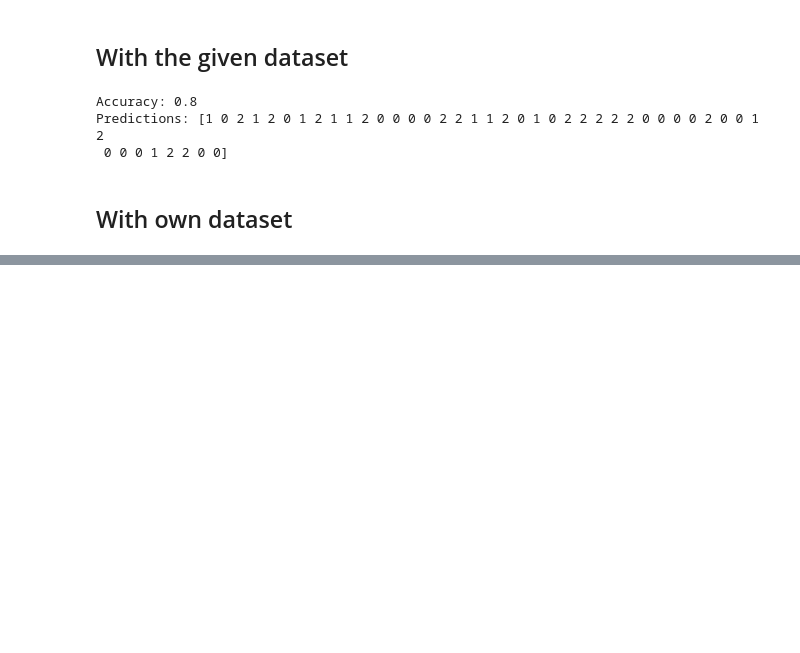
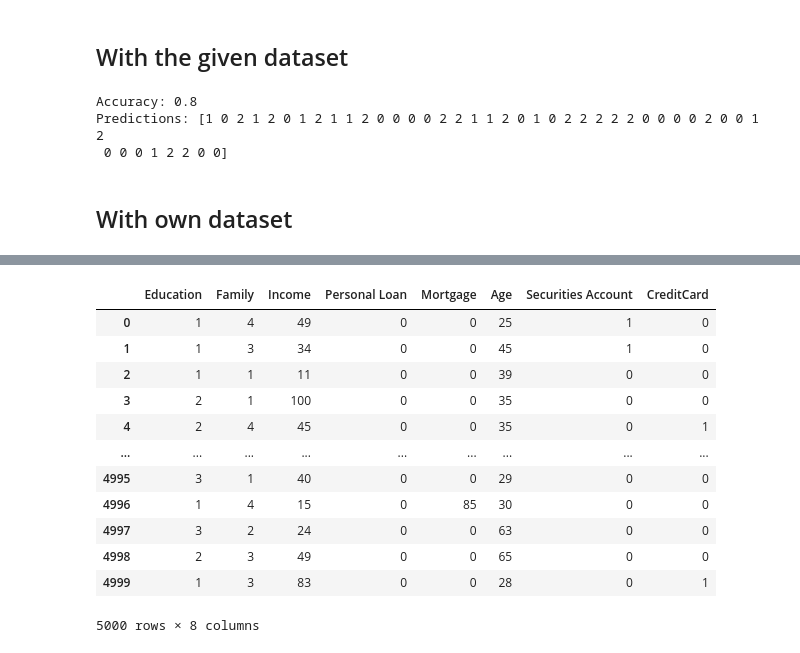
Before and after one commit to Yugesh-003/ML-lab, a Jupyter notebook: Classification/Svm.ipynb, the cells around one changed output, grey strips where cells are left out. Cells and saved outputs as stored; diff of their text form; code cells hidden in the pictures; blank space fills up the shorter version.

```diff
--- a/Classification/Svm.ipynb
+++ b/Classification/Svm.ipynb
@@ -81,0 +71,17 @@ Predictions: [0 0 0 0 1 0 0 1 1 1 0 1 0 0 0 0 0 0 1 1 0 0 0 0 1 1 0 0 0 0 1 1 1
+# %%
+df2 = df[['Education','Family','Income','Personal Loan','Mortgage','Age','Securities Account','CreditCard']]
+df2
+# %% [output]
+|  | Education | Family | Income | Personal Loan | Mortgage | Age | Securities Account | CreditCard |
+| 0 | 1 | 4 | 49 | 0 | 0 | 25 | 1 | 0 |
+| 1 | 1 | 3 | 34 | 0 | 0 | 45 | 1 | 0 |
+| 2 | 1 | 1 | 11 | 0 | 0 | 39 | 0 | 0 |
+| 3 | 2 | 1 | 100 | 0 | 0 | 35 | 0 | 0 |
+| 4 | 2 | 4 | 45 | 0 | 0 | 35 | 0 | 1 |
+| ... | ... | ... | ... | ... | ... | ... | ... | ... |
+| 4995 | 3 | 1 | 40 | 0 | 0 | 29 | 0 | 0 |
+| 4996 | 1 | 4 | 15 | 0 | 85 | 30 | 0 | 0 |
+| 4997 | 3 | 2 | 24 | 0 | 0 | 63 | 0 | 0 |
+| 4998 | 2 | 3 | 49 | 0 | 0 | 65 | 0 | 0 |
+| 4999 | 1 | 3 | 83 | 0 | 0 | 28 | 0 | 1 |
+5000 rows × 8 columns
```
Also changed, not shown: parts of 21 cells of this notebook, 4 other files.
